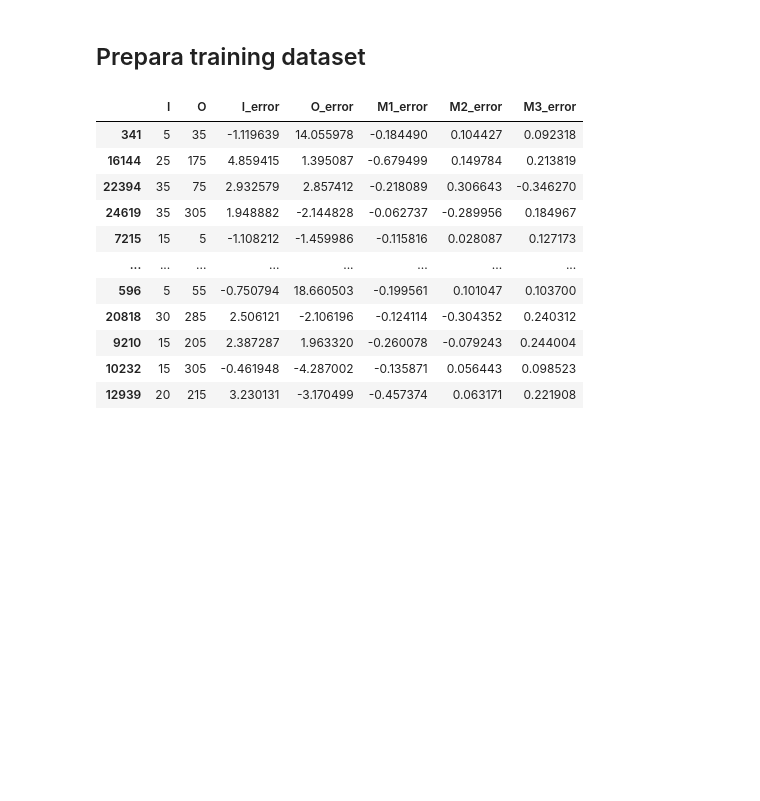
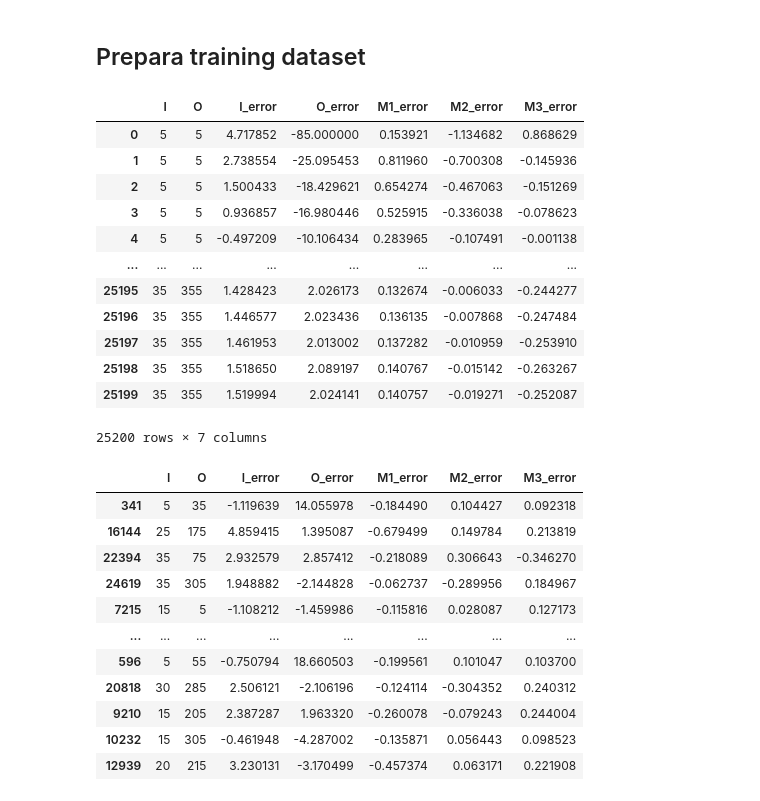
Before and after one commit to NicoleContinelli/SOFIA_Python, a Jupyter notebook: ml/Notebooks/Control_NN_Error_and_Rectified.ipynb, the cells around one changed output. Cells and saved outputs as stored; diff of their text form; code cells hidden in the pictures; blank space fills up the shorter version.

```diff
--- a/ml/Notebooks/Control_NN_Error_and_Rectified.ipynb
+++ b/ml/Notebooks/Control_NN_Error_and_Rectified.ipynb
@@ -134,6 +134,22 @@ data_error_theta
 df2_10 = pd.read_csv('/home/sofia/SOFIA_Python/data/Data_2023/data_february/data_training_orient10_MASTER_7.csv') #cinematica inversa
 df3_10 = pd.read_csv('/home/sofia/SOFIA_Python/data/Data_2023/data_february/data_training_orient10_MASTER_17.csv') #cinematica inversa
 df4_10 = pd.read_csv('/home/sofia/SOFIA_Python/data/Data_2023/data_february/data_training_orient10_MASTER_24.csv') #cinematica inversa
+# %%
+df2_10
+# %% [output]
+|  | I | O | I_error | O_error | M1_error | M2_error | M3_error |
+| 0 | 5 | 5 | 4.717852 | -85.000000 | 0.153921 | -1.134682 | 0.868629 |
+| 1 | 5 | 5 | 2.738554 | -25.095453 | 0.811960 | -0.700308 | -0.145936 |
+| 2 | 5 | 5 | 1.500433 | -18.429621 | 0.654274 | -0.467063 | -0.151269 |
+| 3 | 5 | 5 | 0.936857 | -16.980446 | 0.525915 | -0.336038 | -0.078623 |
+| 4 | 5 | 5 | -0.497209 | -10.106434 | 0.283965 | -0.107491 | -0.001138 |
+| ... | ... | ... | ... | ... | ... | ... | ... |
+| 25195 | 35 | 355 | 1.428423 | 2.026173 | 0.132674 | -0.006033 | -0.244277 |
+| 25196 | 35 | 355 | 1.446577 | 2.023436 | 0.136135 | -0.007868 | -0.247484 |
+| 25197 | 35 | 355 | 1.461953 | 2.013002 | 0.137282 | -0.010959 | -0.253910 |
+| 25198 | 35 | 355 | 1.518650 | 2.089197 | 0.140767 | -0.015142 | -0.263267 |
+| 25199 | 35 | 355 | 1.519994 | 2.024141 | 0.140757 | -0.019271 | -0.252087 |
+25200 rows × 7 columns
 # %%
 # Preparemos el dataset para entrenar el modelo con errores
 data_model = pd.DataFrame()
```
Also changed, not shown: 14 other files.
